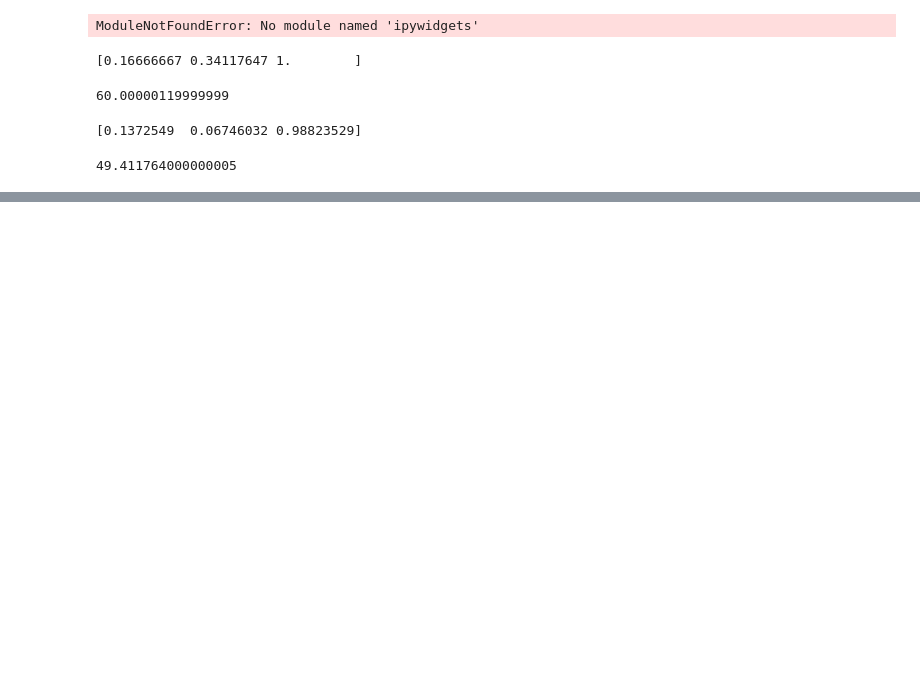
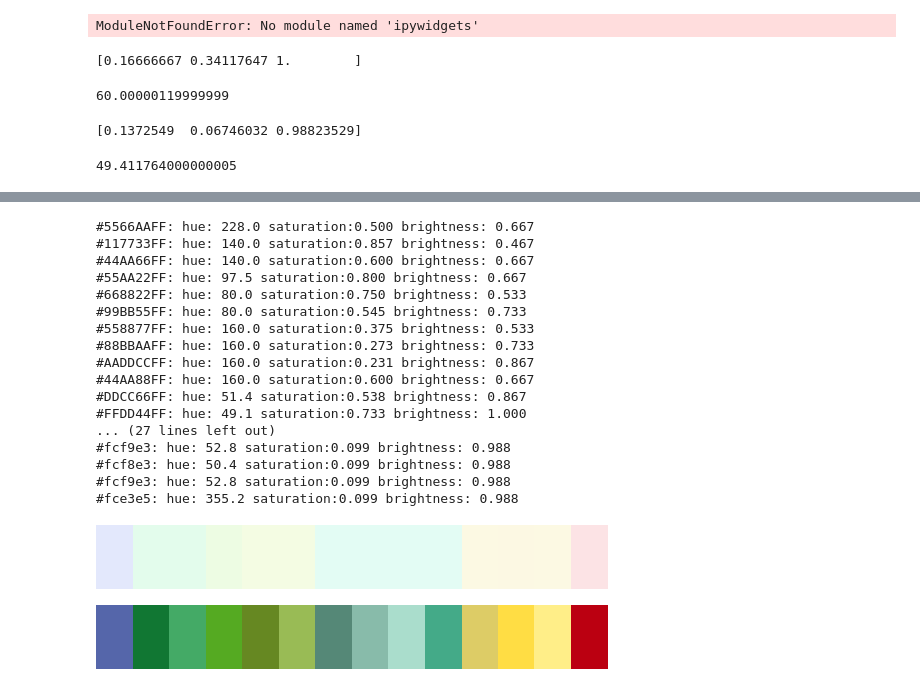
Before and after one commit to jaimepena/cadmium, a Jupyter notebook: code/mario-kart-01.ipynb, the cells around one changed output, grey strips where cells are left out. Drawn from its saved outputs; the diff is of its cells as text; code cells hidden in the pictures; blank space fills up the shorter version.

```diff
--- a/code/mario-kart-01.ipynb
+++ b/code/mario-kart-01.ipynb
@@ -387,0 +475,20 @@ print(hsv)  # (hue, saturation, value)
+# %%
+mario_colors = [
+    '#fbfbfd',
+    '#fc233a',
+    '#1639bf',
+    '#fbfbfd',
+    '#fbfbfd',
+    '#1f1010',
+    '#e3ad6b',
+    '#612415',
+    '#fc233a'
+
+]
+
+for color in mario_colors:
+    rgb = mcolors.hex2color(color)         # Converts hex to RGB tuple (0-1 range)
+    hsv = mcolors.rgb_to_hsv(rgb)
+    print(f'{color}: hue: {hsv[0]*360:.1f} saturation:{hsv[1]:.3f} brightness: {hsv[2]:.3f}')
+
+print('-'*60)
@@ -387,0 +564,58 @@ print(hsv)  # (hue, saturation, value)
+# %%
+from pypalettes import load_cmap
+import matplotlib.colors as mcolors
+
+cmap = load_cmap("land")
+cmap
+for color in cmap.colors:
+    rgb = mcolors.hex2color(color)         # Converts hex to RGB tuple (0-1 range)
+    hsv = mcolors.rgb_to_hsv(rgb)
+    print(f'{color}: hue: {hsv[0]*360:.1f} saturation:{hsv[1]:.3f} brightness: {hsv[2]:.3f}')
+
+print("="*60)
+
+modified_cmap = []
+for color in cmap.colors:
+    rgb = mcolors.hex2color(color)
+    hsv = mcolors.rgb_to_hsv(rgb)
+    modified_hsv = (hsv[0], 0.10, 0.99)
+    modified_rgb = mcolors.hsv_to_rgb(modified_hsv)
+    modified_hex = mcolors.rgb2hex(modified_rgb)
+    modified_cmap.append(modified_hex)
+    print(f'{hsv[0]*360:.1f}')
+
+for color in modified_cmap:
+    rgb = mcolors.hex2color(color)         # Converts hex to RGB tuple (0-1 range)
+    hsv = mcolors.rgb_to_hsv(rgb)
+    print(f'{color}: hue: {hsv[0]*360:.1f} saturation:{hsv[1]:.3f} brightness: {hsv[2]:.3f}')
+
+x = mcolors.ListedColormap(modified_cmap)
+
+x
+# %% [output]
+#5566AAFF: hue: 228.0 saturation:0.500 brightness: 0.667
+#117733FF: hue: 140.0 saturation:0.857 brightness: 0.467
+#44AA66FF: hue: 140.0 saturation:0.600 brightness: 0.667
+#55AA22FF: hue: 97.5 saturation:0.800 brightness: 0.667
+#668822FF: hue: 80.0 saturation:0.750 brightness: 0.533
+#99BB55FF: hue: 80.0 saturation:0.545 brightness: 0.733
+#558877FF: hue: 160.0 saturation:0.375 brightness: 0.533
+#88BBAAFF: hue: 160.0 saturation:0.273 brightness: 0.733
+#AADDCCFF: hue: 160.0 saturation:0.231 brightness: 0.867
+#44AA88FF: hue: 160.0 saturation:0.600 brightness: 0.667
+#DDCC66FF: hue: 51.4 saturation:0.538 brightness: 0.867
+#FFDD44FF: hue: 49.1 saturation:0.733 brightness: 1.000
+... (27 lines left out)
+#fcf9e3: hue: 52.8 saturation:0.099 brightness: 0.988
+#fcf8e3: hue: 50.4 saturation:0.099 brightness: 0.988
+#fcf9e3: hue: 52.8 saturation:0.099 brightness: 0.988
+#fce3e5: hue: 355.2 saturation:0.099 brightness: 0.988
+[figure, added]
+# %%
+from pypalettes import load_cmap
+import matplotlib.colors as mcolors
+
+cmap = load_cmap("land")
+cmap
+# %% [output]
+[figure, added]
```
Also changed, not shown: parts of 18 cells of this notebook, 3 other files.
